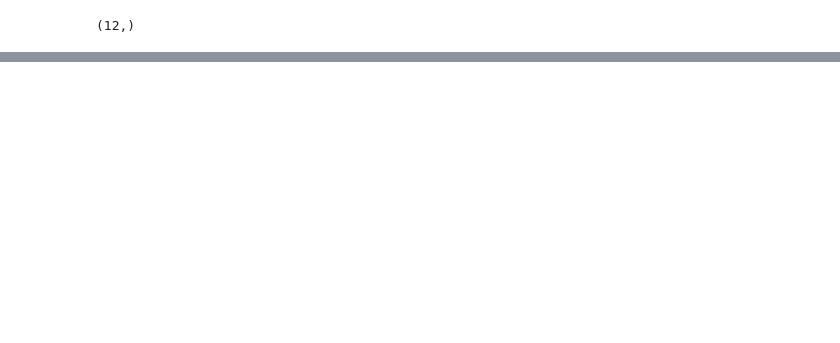
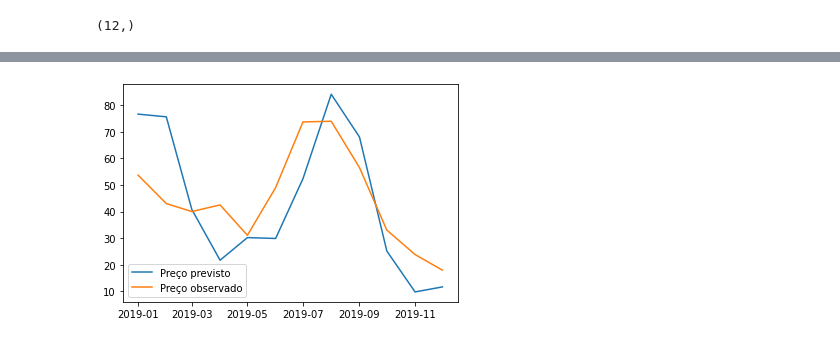
Before and after one commit to IACF/forecasting_onion_price, a Jupyter notebook: main.ipynb, the cells around one changed output, grey strips where cells are left out. Cells and saved outputs as stored; diff of their text form; code cells hidden in the pictures; blank space fills up the shorter version.

Commit message:
adiciona plotagem de preços

```diff
--- a/main.ipynb
+++ b/main.ipynb
@@ -34,6 +34,7 @@ def create_dataset(dataset, look_back=1):
 #Carregando os dados
 data = pd.read_csv("onion_price2.csv", parse_dates=['Mês'])
 data.set_index('Mês', inplace=True)
-
+index = data.index.values
+print(index)
 data['Preço'] = data['Preço'].apply(convertCash)
 data['PREÇO_DOLAR'] = data['PREÇO_DOLAR'].apply(convertCash)
@@ -115,0 +135,7 @@ Test Score: 16.78 RMSE
+# %%
+plt.plot(index[36:], testPredict, label='Preço previsto')
+plt.plot(index[36:], test_y.reshape(-1, 1), label='Preço observado')
+plt.legend()
+plt.show()
+# %% [output]
+[figure, added]
```
Also changed, not shown: parts of 4 cells of this notebook.
